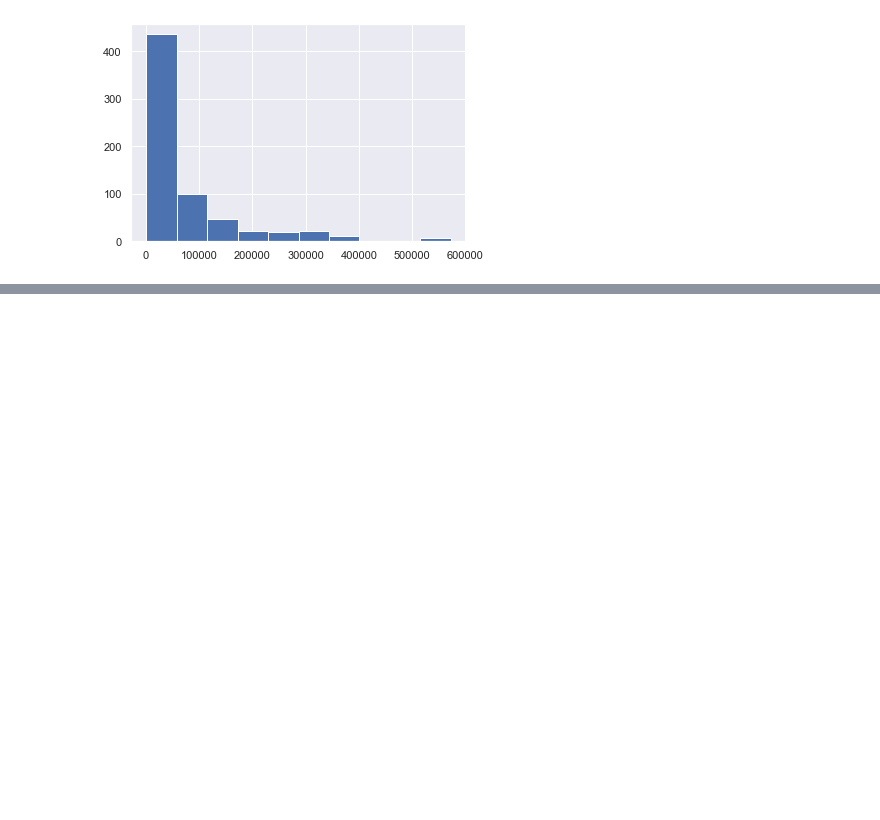
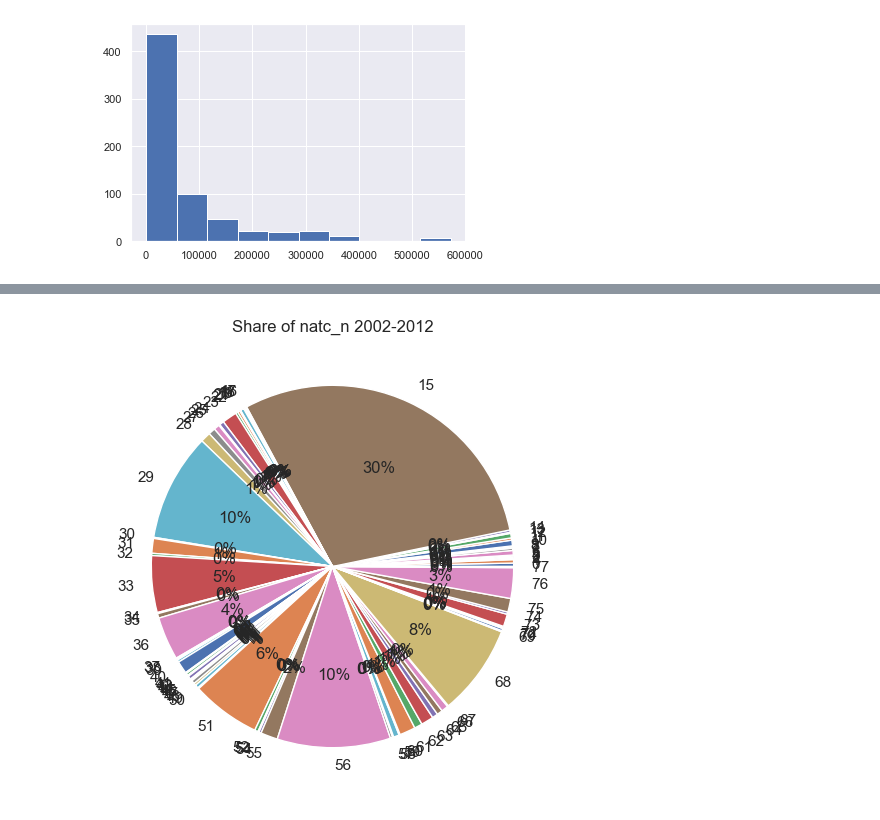
Before and after one commit to bang-a-coder/thesis-analysis, a Jupyter notebook: explore_visual.ipynb, the cells around one changed output, grey strips where cells are left out. Saved outputs shown, nothing was run; the diff lists cells and outputs as text; code cells hidden in the pictures; blank space fills up the shorter version.

```diff
--- a/explore_visual.ipynb
+++ b/explore_visual.ipynb
@@ -91,0 +89,6 @@ Name: techniquec, dtype: int64
+# %%
+df['natc_n'] = df['natc'].astype('category').cat.codes
+# %%
+pieOf(df, 'natc_n')
+# %% [output]
+[figure, added]
```
Also changed, not shown: parts of 4 cells of this notebook, 1 other file.
